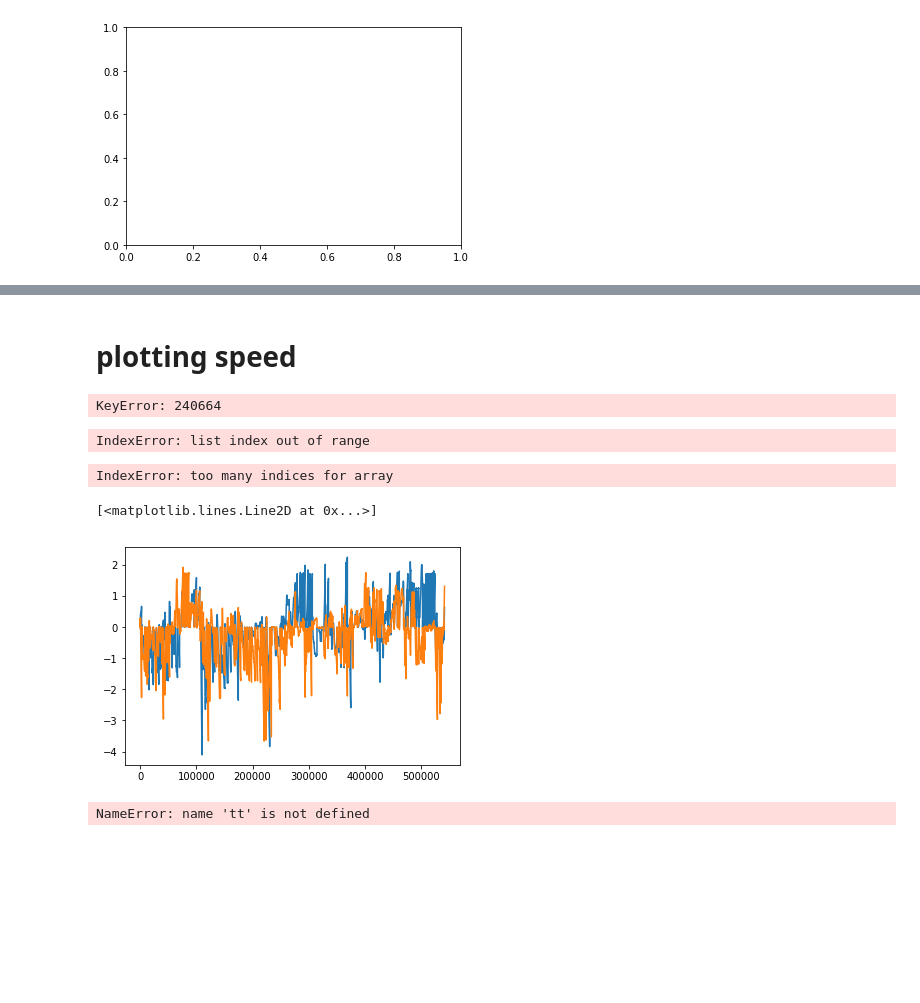
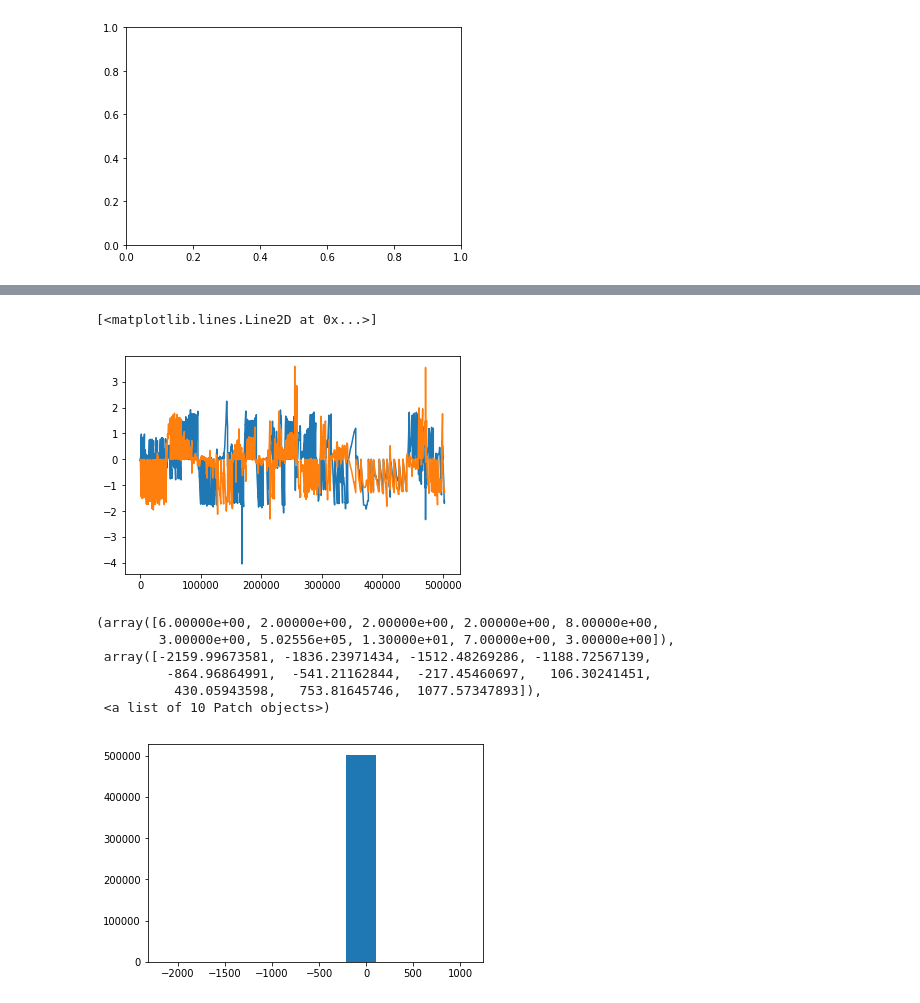
Before and after one commit to bianca-schell/locustVR, a Jupyter notebook: plotting/plotting_locust_loop_dbs.ipynb, the cells around one changed output, grey strips where cells are left out. Saved outputs shown, nothing was run; the diff lists cells and outputs as text; code cells hidden in the pictures; blank space fills up the shorter version.

```diff
--- a/plotting/plotting_locust_loop_dbs.ipynb
+++ b/plotting/plotting_locust_loop_dbs.ipynb
@@ -430,6 +465,9 @@ good_loc =0
 dot_x = math.cos(habp)*dist
 dot_y = math.sin(habp)*dist
 df6=pd.DataFrame()
+p0_traj=pd.DataFrame()
+p1_traj=pd.DataFrame()
+
 #distance to centre of post(0,1) in last row of trial:
 for l in range (len(df3)-1):
     if df3['cntr'][l] != df3['cntr'][l+1]:
@@ -442,19 +480,20 @@ for l in range (len(df3)-1):
         lo_p1_dist = ((dot_x-  df3['x_rot'][l]    )**2 + (dot_y-  df3['y_rot'][l]   )**2)**0.5
 
 
-        if lo_p0_dist < 0.3 or lo_p1_dist < 0.3:
+        if lo_p0_dist < 0.3 and df3['x_rot'][l] < (dot_x+0.1) or lo_p1_dist < 0.3 and df3['x_rot'][l] < (dot_x+0.1):
             good_loc += 1
             #print(lo_p0_dist,lo_p1_dist )
-            print(l,'last row of a dataset to be added')
+            #print(l,'last row of a dataset to be added')
             #add = True
             line_start_incl = line[cn-1]
             df_add=df3.loc[line_start_incl : l]
             #print('include lines from to',line_start_incl, l)
             df6=df6.append(df_add, ignore_index=True)
-
-            if lo_p0_dist < 0.3:
+            if lo_p0_dist < 0.3 and df3['x_rot'][l] < (dot_x+0.1):
+                p0_traj =  p0_traj.append(df_add, ignore_index=True)
                 post0_cntr +=1
-            if lo_p1_dist < 0.3:
+            if lo_p1_dist < 0.3 and df3['x_rot'][l] < (dot_x+0.1):
+                p1_traj =  p1_traj.append(df_add, ignore_index=True)
                 post1_cntr +=1
         if lo_p0_dist > 0.3 and lo_p1_dist > 0.3:
             bad_loc += 1
@@ -667,60 +835,26 @@ df4.head()
-# %% [markdown]
-# plotting speed
-# %%
-#taking unrotated x,y values from df3
-#if df['nStimuli'][j]== stim:
-#print(df3['y'][i])
-#i=10000
-
-#need of implementation speed in relation to post-distance or starting point distance. otherwise two different locusts
-#plotted on top of each other don't make sense. they need some synchronization which is post-distance??
-#bifurcation point distance?
-window = 50
-d_v = []
-for i in range(window,(len(df3))): #len(df3)
-    d=((((df6['x'][i]-df6['x'][i-window])**2 + (df6['y'][i]-df6['y'][i-window])**2)**0.5)/(df6['t'][i]-df6['t'][i-window]))
-    #if d != 0.0:
-        #d_v=( )
-
-#plt.scatter(np.array(rot)[:,0], np.array(rot)[:,1], c='black', s=1, alpha=0.01)
-#plt.scatter(df4['x'], df4['y'], c='black', s=1, alpha=0.01)
-    #speed relative to location on x
-    d_v.extend([(d*100,df6['x'][i])]) # *100 to get cm/s
-    #speed to time
-    #d_v.extend([(d*100,df3['t'][i])]) # *100 to get cm/s
-# %% [output]
-KeyError: 240664
-# %%
-#    rot.extend([(rotation(x,y,theta))])
-d_v2 =[]
-for i in range(window,(len(df6))): #len(df3)
-    e=((((rot[i][0]-rot[i-window][0])**2 +       (rot[i][1]-rot[i-window][1]) **2)**0.5)/(df6['t'][i]-df6['t'][i-window]))
-    #if d != 0.0:
-        #d_v=( )
-    d_v2.extend([(e*100,rot[i][0])])
-# %% [output]
-IndexError: list index out of range
-# %%
-#color can get a list of colors to use for certain ID of the fly /locust
-
-plt.scatter(np.array(d_v2)[50:8000,1], np.array(d_v2)[50:8000,0], c='black', s=0.1, alpha=1)
-plt.ylim([0,4])
-# %% [output]
-IndexError: too many indices for array
 # %%
-plt.plot(df3['x'][:])
-plt.plot(df3['y'][:])
+plt.plot(df6['x'][:])
+plt.plot(df6['y'][:])
 # plt.xlim([8700,11200])
 # %% [output]
 [<matplotlib.lines.Line2D at 0x...>]
-[figure, old version]
+[figure, new version]
+# %%
+tt  = df6['t']
+plt.hist(np.diff(tt))
+# %% [output]
+(array([6.00000e+00, 2.00000e+00, 2.00000e+00, 2.00000e+00, 8.00000e+00,
+        3.00000e+00, 5.02556e+05, 1.30000e+01, 7.00000e+00, 3.00000e+00]),
+ array([-2159.99673581, -1836.23971434, -1512.48269286, -1188.72567139,
+         -864.96864991,  -541.21162844,  -217.45460697,   106.30241451,
+          430.05943598,   753.81645746,  1077.57347893]),
+ <a list of 10 Patch objects>)
+[figure, added]
 # %%
 xx = df6['x']
 yy = df6['y']
 distxxyy = np.sqrt(np.diff(xx)**2+np.diff(yy)**2)
 speed = distxxyy/np.diff(tt)
-# %% [output]
-NameError: name 'tt' is not defined
 # %%
 dt = 1/100.0
 threshold = np.quantile(distxxyy,0.99)
```
Also changed, not shown: parts of 41 cells of this notebook, 24 other files.
